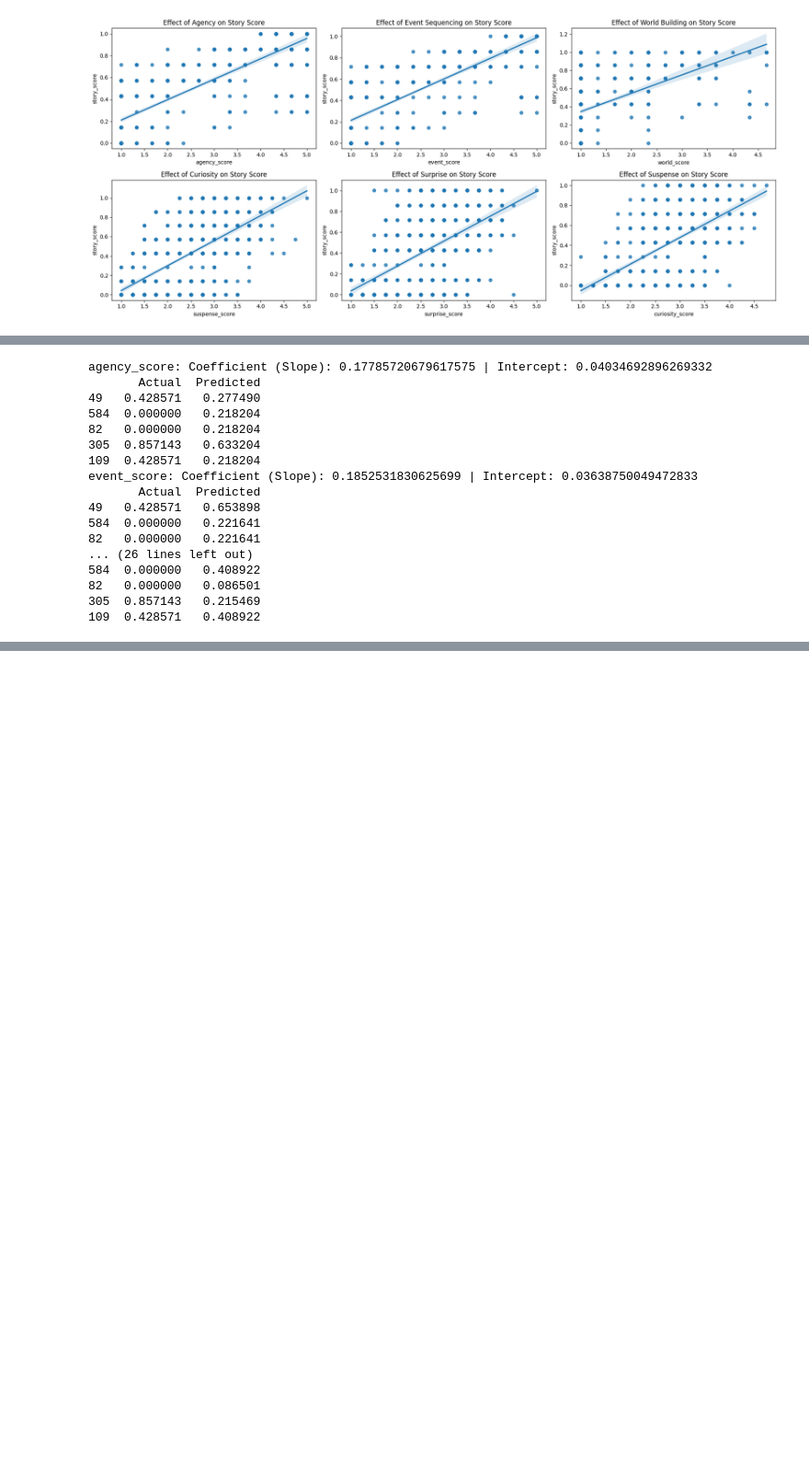
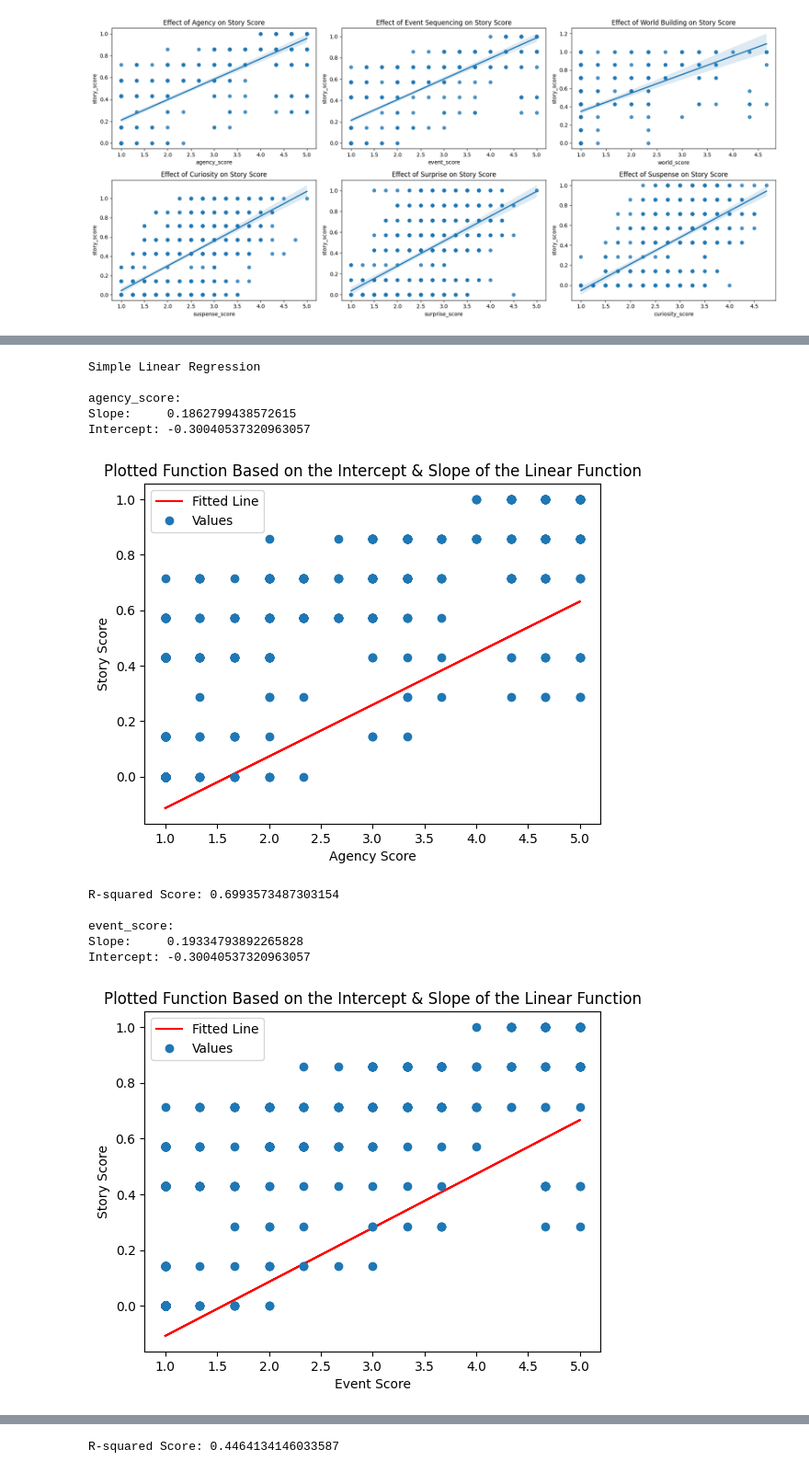
Before and after one commit to Cameron-Meinsma/assignment_2_analysing_data, a Jupyter notebook: assignment_2.ipynb, the cells around one changed output, grey strips where cells are left out. Shown at 92% size. Cells and saved outputs as stored; diff of their text form; code cells hidden in the pictures; blank space fills up the shorter version.

Commit message:
Performed linear regression and Shapiro-Wilk test

```diff
--- a/assignment_2.ipynb
+++ b/assignment_2.ipynb
@@ -59,36 +49,47 @@ def simple_lr(independent_variable):
 # %%
+print("Simple Linear Regression")
 for independent_variable in independent_variables:
-    X = df_change_my_view[[independent_variable]]
+    # Assign independent variable
+    x = df_change_my_view[[independent_variable]]
+    # Assign dependent variable
     y = df_change_my_view['story_score']
 
-    X_train, X_test, y_train, y_test = train_test_split(X, y, test_size=0.2, random_state=42)
+    # Create a Linear Regression model
+    lr = LinearRegression()
+    lr.fit(x, y)
 
-    model = LinearRegression()
-    model.fit(X_train, y_train)
+    # Calculate the intercept and coefficient
+    slope = lr.coef_[0]
+    intercept = model.intercept_
+    print(f"""\n{independent_variable}:
+Slope:     {slope}
+Intercept: {intercept}""")
 
-    slope = model.coef_[0]
-    intercept = model.intercept_
+    # Plot the function based on the intercept and slope
+    fit_line = slope * x + intercept
+    plt.plot(x, fit_line, 'r', label='Fitted Line')
+    plt.plot(x, y, 'o', label='Values')
+    plt.legend()
+    plt.xlabel(re.sub('_', ' ', independent_variable).title())
+    plt.ylabel('Story Score')
+    plt.title('Plotted Function Based on the Intercept & Slope of the Linear Function')
+    plt.show()
 
-    print(f"{independent_variable}: Coefficient (Slope): {slope} | Intercept: {intercept}")
-
-    y_pred = model.predict(X_test)
-    predictions = pd.DataFrame({'Actual': y_test, 'Predicted': y_pred})
-    print(predictions.head())
+    # Calculate the r^2 score
+    X_train, X_test, y_train, y_test = train_test_split(x, y, test_size=0.2, random_state=42)
+    y_pred = lr.predict(X_test)
+    r2 = r2_score(y_test, y_pred)
+    print(f"R-squared Score: {r2}")
 # %% [output]
-agency_score: Coefficient (Slope): 0.17785720679617575 | Intercept: 0.04034692896269332
-       Actual  Predicted
-49   0.428571   0.277490
-584  0.000000   0.218204
-82   0.000000   0.218204
-305  0.857143   0.633204
-109  0.428571   0.218204
-event_score: Coefficient (Slope): 0.1852531830625699 | Intercept: 0.03638750049472833
-       Actual  Predicted
-49   0.428571   0.653898
-584  0.000000   0.221641
-82   0.000000   0.221641
-... (26 lines left out)
-584  0.000000   0.408922
-82   0.000000   0.086501
-305  0.857143   0.215469
-109  0.428571   0.408922
+Simple Linear Regression
+
+agency_score:
+Slope:     0.1862799438572615
+Intercept: -0.30040537320963057
+[figure, added]
+R-squared Score: 0.6993573487303154
+
+event_score:
+Slope:     0.19334793892265828
+Intercept: -0.30040537320963057
+[figure, added]
@@ -94,0 +120 @@ event_score: Coefficient (Slope): 0.1852531830625699 | Intercept: 0.036387500494
+R-squared Score: 0.4464134146033587
```
Also changed, not shown: parts of 7 cells of this notebook.
